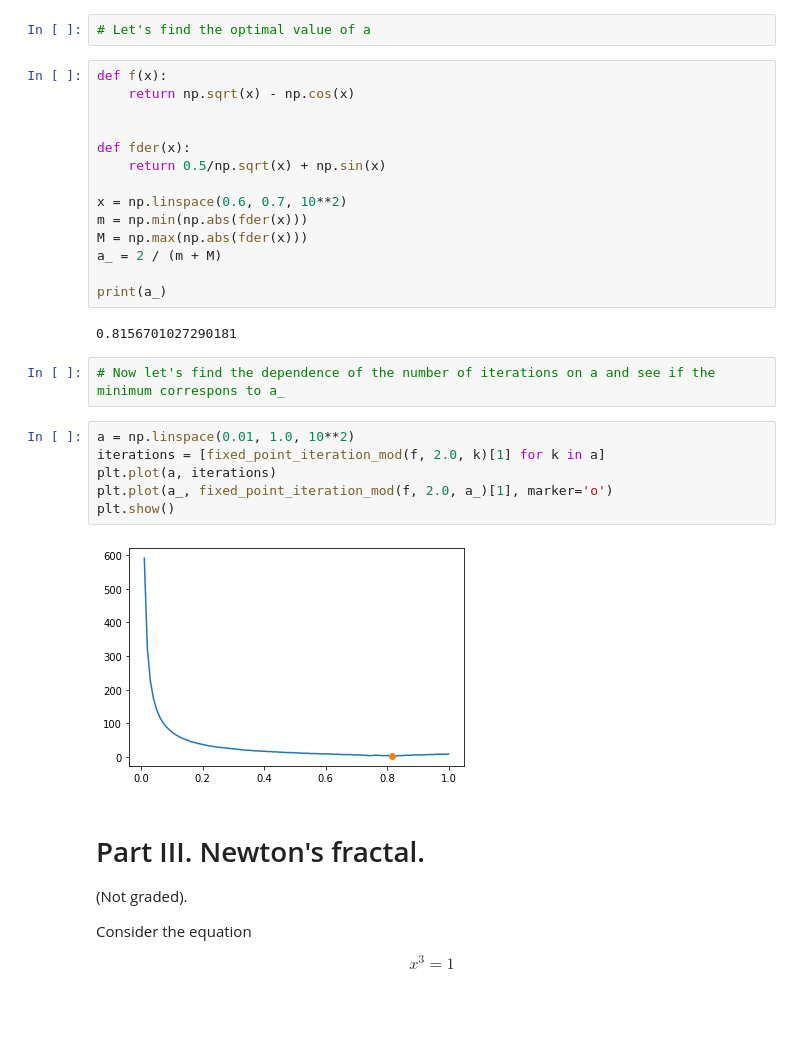
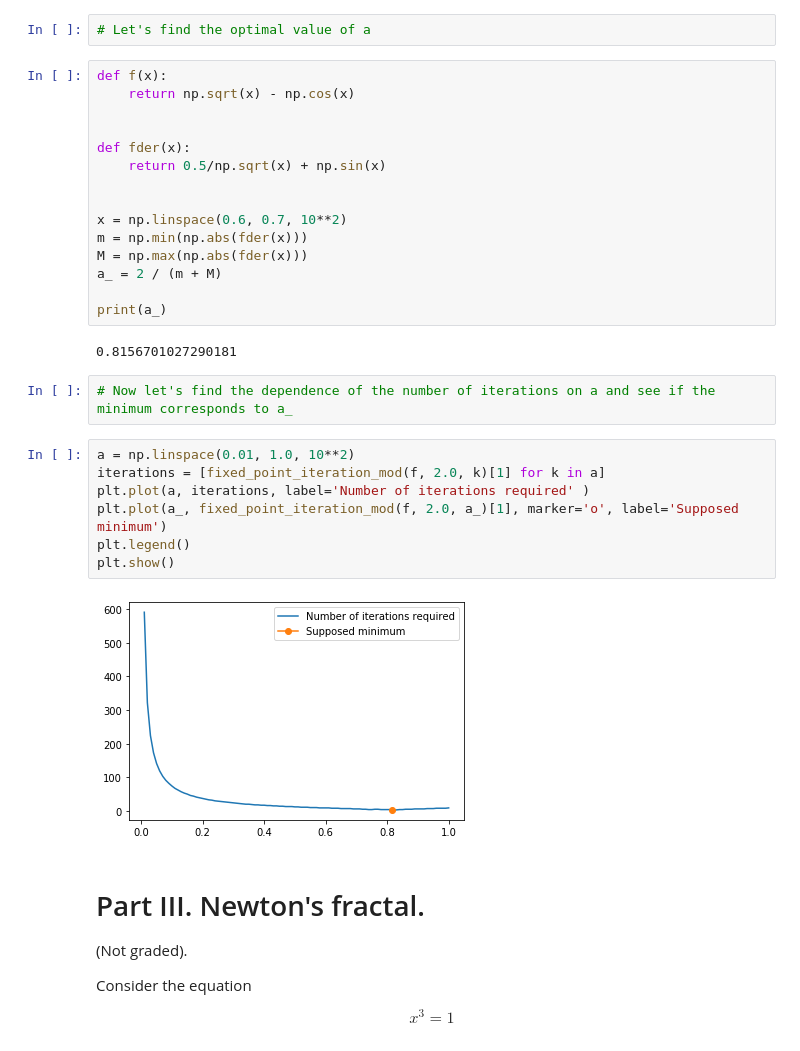
Before and after one commit to palkovna/CP2020, a Jupyter notebook: week_3_newton_fixed_pt.ipynb, the cells around one changed output. Drawn from its saved outputs; the diff is of its cells as text; blank space fills up the shorter version.

```diff
--- a/week_3_newton_fixed_pt.ipynb
+++ b/week_3_newton_fixed_pt.ipynb
@@ -162,6 +163,7 @@ def f(x):
 def fder(x):
     return 0.5/np.sqrt(x) + np.sin(x)
 
+
 x = np.linspace(0.6, 0.7, 10**2)
 m = np.min(np.abs(fder(x)))
 M = np.max(np.abs(fder(x)))
@@ -171,15 +173,16 @@ print(a_)
 # %% [output]
 0.8156701027290181
 # %%
-# Now let's find the dependence of the number of iterations on a and see if the minimum correspons to a_
+# Now let's find the dependence of the number of iterations on a and see if the minimum corresponds to a_
 # %%
 a = np.linspace(0.01, 1.0, 10**2)
 iterations = [fixed_point_iteration_mod(f, 2.0, k)[1] for k in a]
-plt.plot(a, iterations)
-plt.plot(a_, fixed_point_iteration_mod(f, 2.0, a_)[1], marker='o')
+plt.plot(a, iterations, label='Number of iterations required' )
+plt.plot(a_, fixed_point_iteration_mod(f, 2.0, a_)[1], marker='o', label='Supposed minimum')
+plt.legend()
 plt.show()
 # %% [output]
-[figure, old version]
+[figure, new version]
 # %% [markdown]
 # Part III. Newton's fractal.
 
```
Also changed, not shown: parts of 2 cells of this notebook.
